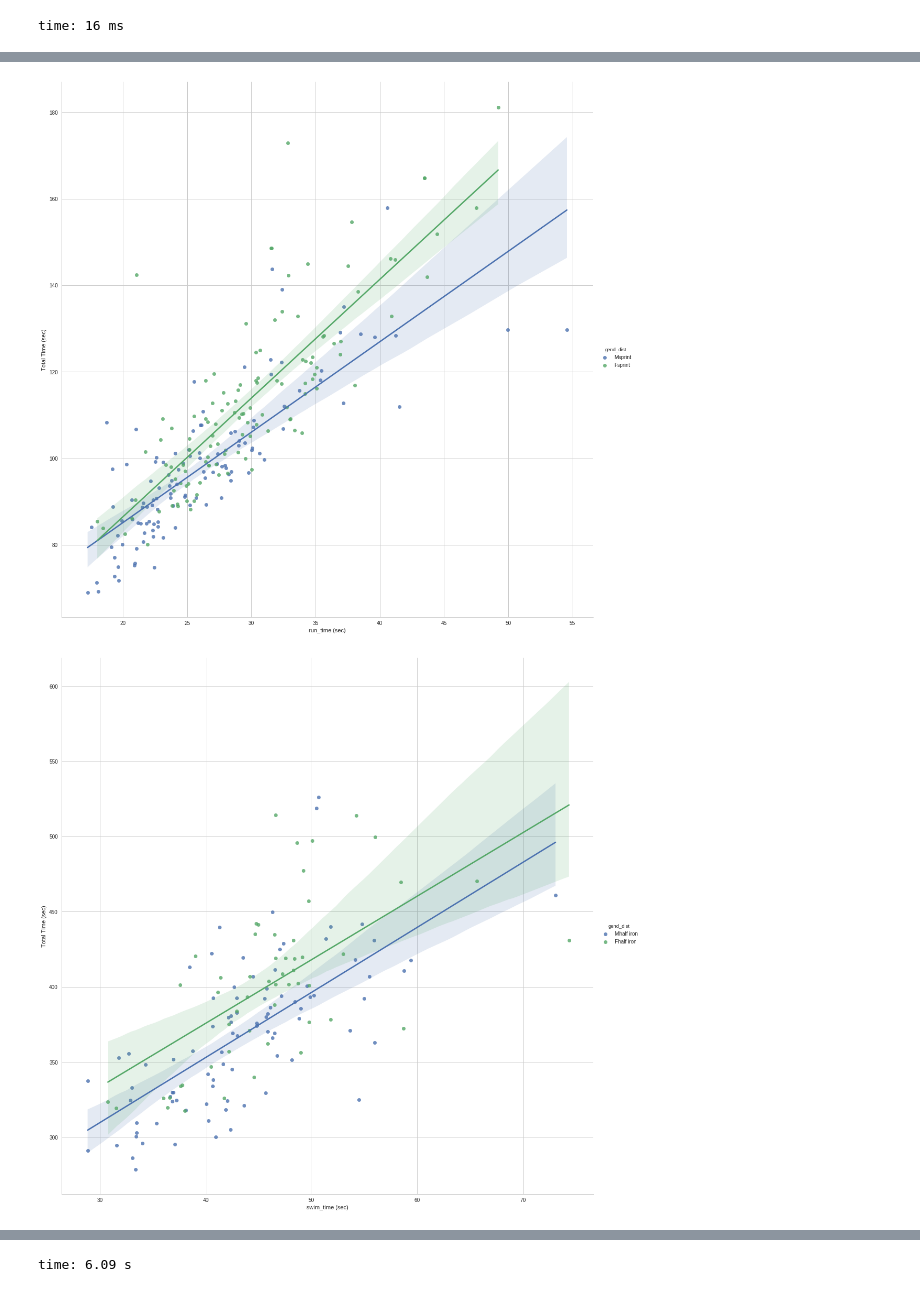
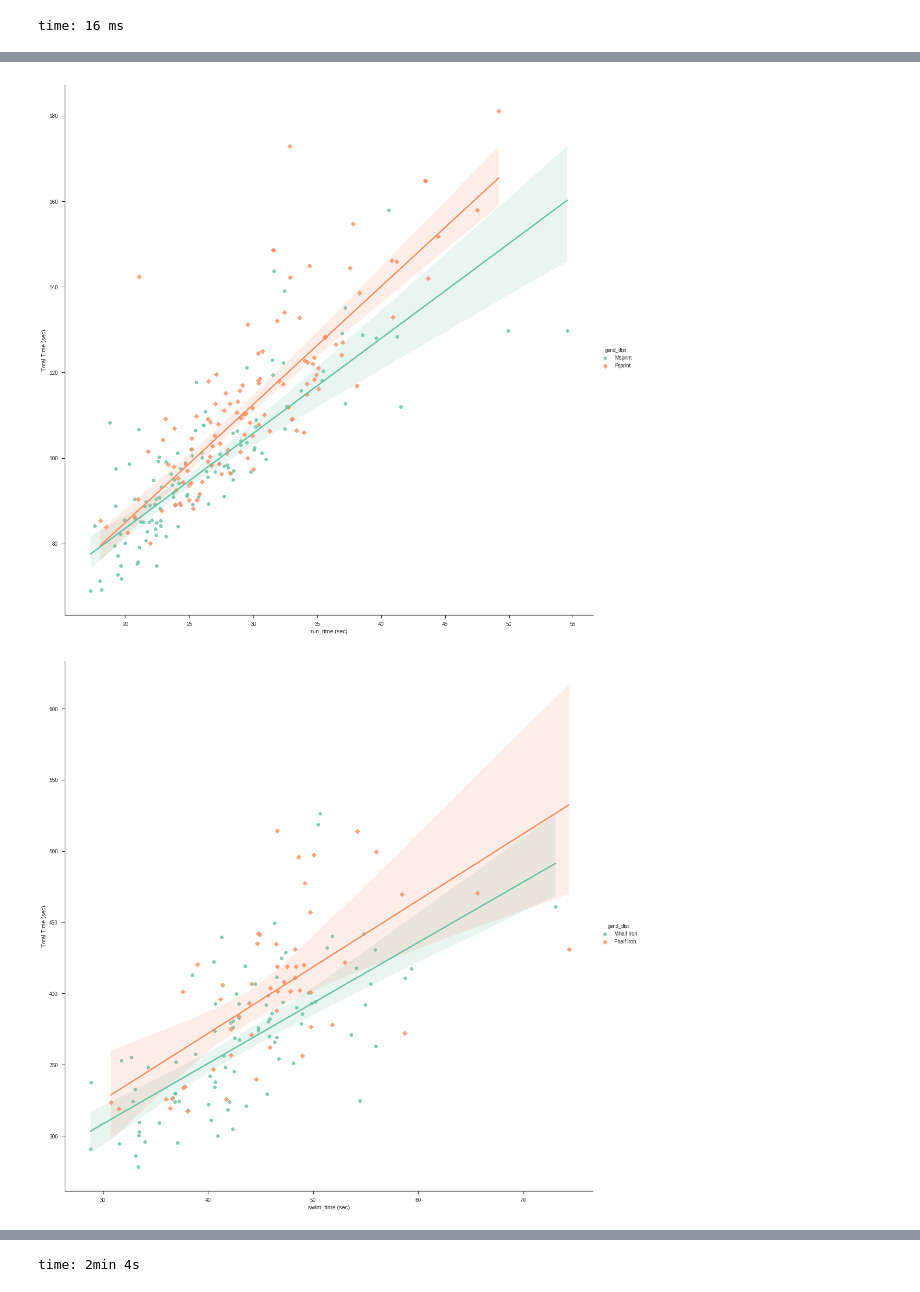
Before and after one commit to victoongo/kaggle_other, a Jupyter notebook: sports_analytics/blackdiamontri2017.ipynb, the cells around one changed output, grey strips where cells are left out. Cells and saved outputs as stored; diff of their text form; code cells hidden in the pictures.

```diff
--- a/sports_analytics/blackdiamontri2017.ipynb
+++ b/sports_analytics/blackdiamontri2017.ipynb
@@ -127,6 +130,6 @@ time: 14.4 s
 # %%
 g = sns.lmplot(x="place", y="total_time", hue='gend_dist',
-               truncate=True, size=15, data=df)
+               truncate=True, size=15, data=df, palette="Set2")
 
 g.set_axis_labels("place", "Total Time (sec)")
 # %% [output]
@@ -135,0 +139,6 @@ time: 849 ms
+# %%
+sns.set(style="ticks")
+for dist in ['sprint', 'half iron']:
+    sns.pairplot(df.loc[df.dist == dist, ['age', 'swim_time', 'bike_time', 'run_time', 'total_time', 'gend_dist']],
+                 hue="gend_dist", palette="Set2",
+                 markers=["o", "D"], plot_kws={"s": 12})
@@ -136,7 +149,8 @@ time: 849 ms
 # %%
 def sns_scatter(df, col):
     g = sns.lmplot(x=col, y="total_time", hue="gend_dist",
-                   truncate=True, size=15, data=df)
+                   truncate=True, size=15, data=df, markers=["o", "D"], palette="Set2",
+                  robust=True)
     g.set_axis_labels(col + " (sec)", "Total Time (sec)")
 
 for dist in ['sprint', 'half iron']:
@@ -150,2 +164,2 @@ for dist in ['sprint', 'half iron']:
-[figure, old version]
+[figure, new version]
-[figure, old version]
+[figure, new version]
@@ -156 +170 @@ for dist in ['sprint', 'half iron']:
-time: 6.09 s
+time: 2min 4s
```
Also changed, not shown: parts of 12 cells of this notebook.
